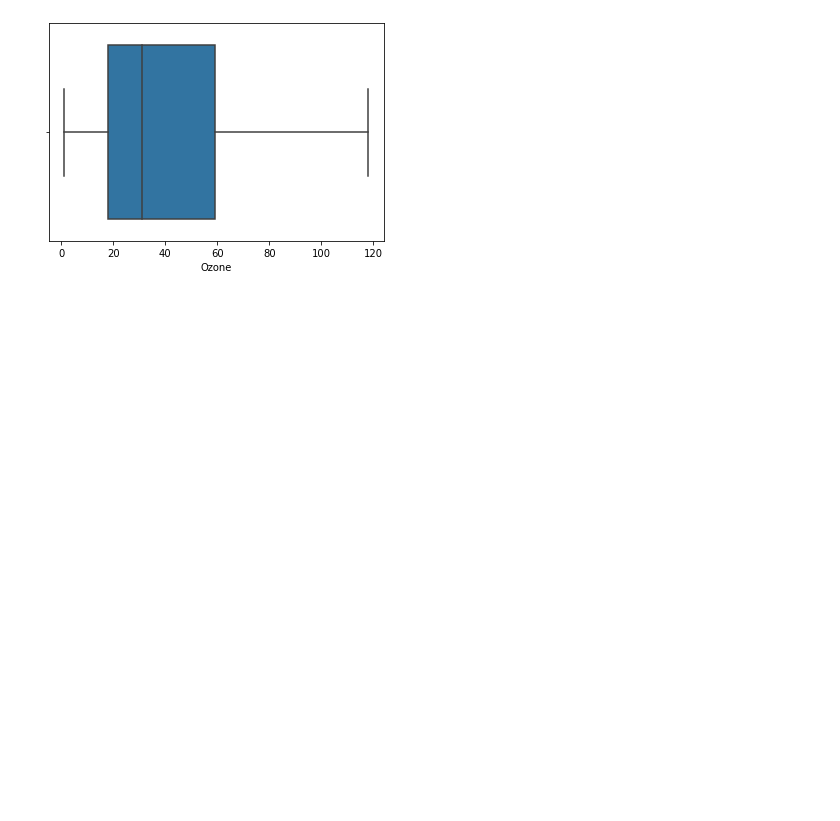
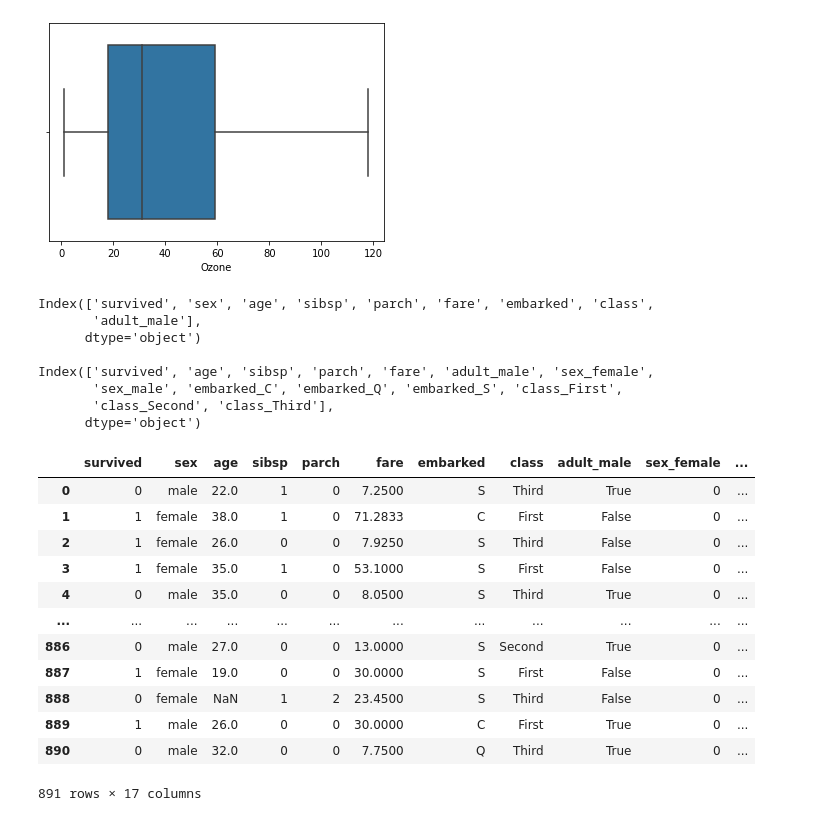
Before and after one commit to blackbutterfly0852/ADP_PRACTICE, a Jupyter notebook: 221118_데이터전처리.ipynb, the cells around one changed output. Drawn from its saved outputs; the diff is of its cells as text; code cells hidden in the pictures; blank space fills up the shorter version.

Commit message:
221118 범주형변수변환

```diff
--- a/221118_데이터전처리.ipynb
+++ b/221118_데이터전처리.ipynb
@@ -520,3 +522,47 @@ outlier_index :  Int64Index([61, 116], dtype='int64')
 outlier_index_2 :  Int64Index([98], dtype='int64')
 <AxesSubplot:xlabel='Ozone'>
 [figure]
+# %%
+# 6. 범주형 변수 변환
+# 연속형 변수 : 수치형 변수
+# 범주형 변수 : 이산형 혹은 category 등
+# 범주형 변수를 표현하는 데 가장 널리 쓰이는 방법 : <b>원-핫-인코딩</b>(one-hot-encoding)
+# 범주형 변수에 있는 원소를 columns로 변경 -> 해당 범주에 속하면 1, 아니면 0 으로 채우는 기법
+
+import pandas as pd
+df = pd.read_csv('data/titanic.csv')
+df.drop(['pclass', 'embark_town'], axis = 1, inplace = True)
+df # 범주형변수 : sex, embarked, class  / adult_male : boolean으로 변환 필요 X
+print(df.columns, '\n')
+# 6-1) 전체 컬럼 중 일부 범주형 변수 변환
+df_dummies = pd.get_dummies(df, columns = ['sex', 'embarked', 'class']) # df에는 일부 컬럼만 추가가능하다 ex) df['sex','embarked', 'class']
+df_dummies
+print(df_dummies.columns, '\n')
+
+# 6-2) isIn ? df_dummies에는 있지만 df에 없는 컬럼을 df에 붙여서 0값을 넣어주기
+# 전.isin.후 : '전'이 '후'를 포함하고 있나?
+columns = df_dummies.columns [df_dummies.columns.isin(df.columns) == False]
+df[columns] = 0
+df
+# %% [output]
+Index(['survived', 'sex', 'age', 'sibsp', 'parch', 'fare', 'embarked', 'class',
+       'adult_male'],
+      dtype='object')
+
+Index(['survived', 'age', 'sibsp', 'parch', 'fare', 'adult_male', 'sex_female',
+       'sex_male', 'embarked_C', 'embarked_Q', 'embarked_S', 'class_First',
+       'class_Second', 'class_Third'],
+      dtype='object')
+|  | survived | sex | age | sibsp | parch | fare | embarked | class | adult_male | sex_female | ... |
+| 0 | 0 | male | 22.0 | 1 | 0 | 7.2500 | S | Third | True | 0 | ... |
+| 1 | 1 | female | 38.0 | 1 | 0 | 71.2833 | C | First | False | 0 | ... |
+| 2 | 1 | female | 26.0 | 0 | 0 | 7.9250 | S | Third | False | 0 | ... |
+| 3 | 1 | female | 35.0 | 1 | 0 | 53.1000 | S | First | False | 0 | ... |
+| 4 | 0 | male | 35.0 | 0 | 0 | 8.0500 | S | Third | True | 0 | ... |
+| ... | ... | ... | ... | ... | ... | ... | ... | ... | ... | ... | ... |
+| 886 | 0 | male | 27.0 | 0 | 0 | 13.0000 | S | Second | True | 0 | ... |
+| 887 | 1 | female | 19.0 | 0 | 0 | 30.0000 | S | First | False | 0 | ... |
+| 888 | 0 | female | NaN | 1 | 2 | 23.4500 | S | Third | False | 0 | ... |
+| 889 | 1 | male | 26.0 | 0 | 0 | 30.0000 | C | First | True | 0 | ... |
+| 890 | 0 | male | 32.0 | 0 | 0 | 7.7500 | Q | Third | True | 0 | ... |
+891 rows × 17 columns
```
Also changed, not shown: parts of 1 cell of this notebook.
